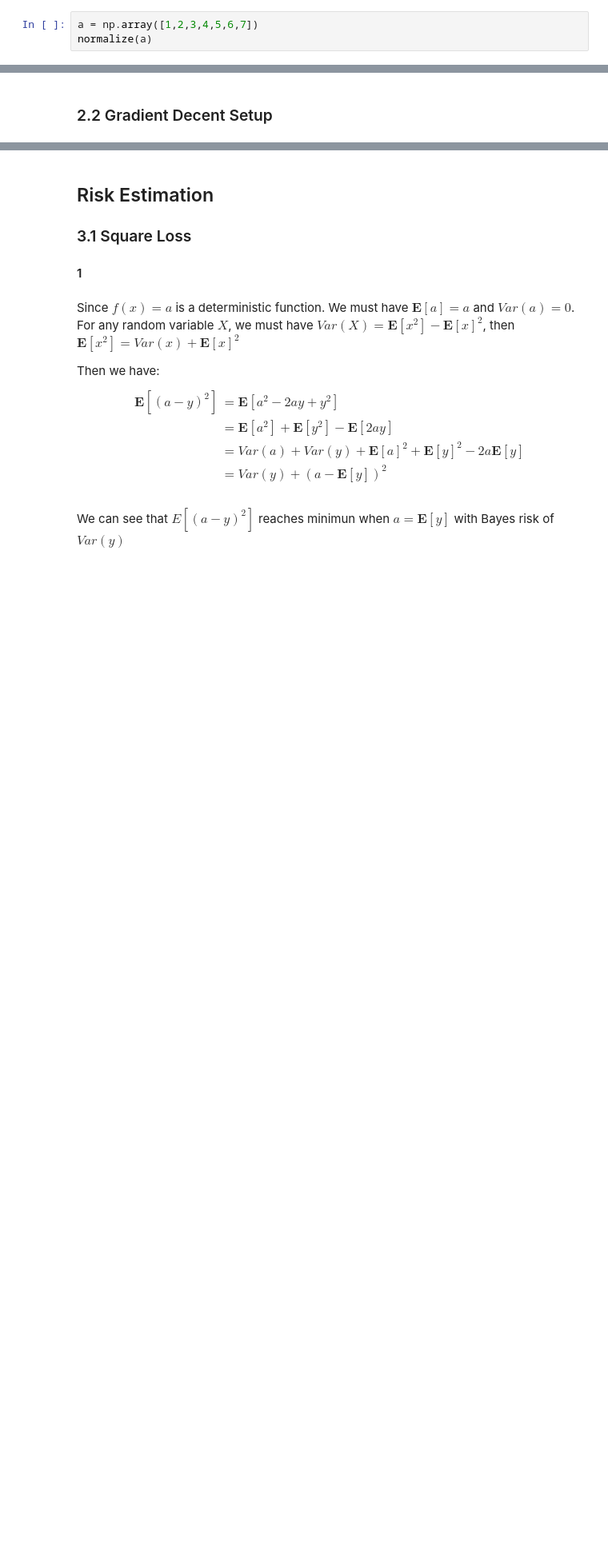
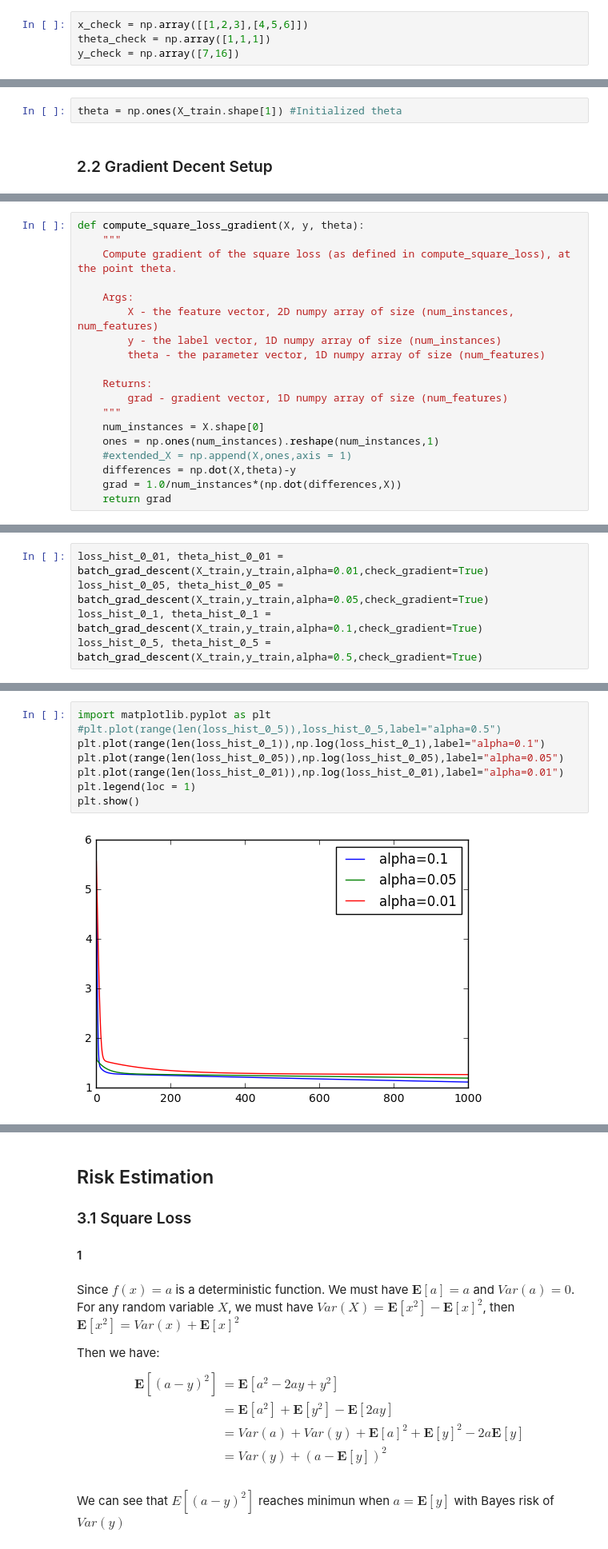
Before and after one commit to ZhuoruLin/DSGA1003_ML, a Jupyter notebook: HW1/Assignment1.ipynb, the cells around one changed output, grey strips where cells are left out. Shown at 80% size. Cells and saved outputs as stored; diff of their text form; blank space fills up the shorter version.

```diff
--- a/HW1/Assignment1.ipynb
+++ b/HW1/Assignment1.ipynb
@@ -10,3 +43,4 @@ def normalize(nparray):
 # %%
-a = np.array([1,2,3,4,5,6,7])
-normalize(a)
+x_check = np.array([[1,2,3],[4,5,6]])
+theta_check = np.array([1,1,1])
+y_check = np.array([7,16])
@@ -16,3 +47,5 @@ array([ 0.14285714,  0.28571429,  0.42857143,  0.57142857,  0.71428571,
+# %%
+theta = np.ones(X_train.shape[1]) #Initialized theta
 # %% [markdown]
 ### 2.2 Gradient Decent Setup
 # %% [markdown]
@@ -21,0 +85,19 @@ array([ 0.14285714,  0.28571429,  0.42857143,  0.57142857,  0.71428571,
+# %%
+def compute_square_loss_gradient(X, y, theta):
+    """
+    Compute gradient of the square loss (as defined in compute_square_loss), at the point theta.
+
+    Args:
+        X - the feature vector, 2D numpy array of size (num_instances, num_features)
+        y - the label vector, 1D numpy array of size (num_instances)
+        theta - the parameter vector, 1D numpy array of size (num_features)
+
+    Returns:
+        grad - gradient vector, 1D numpy array of size (num_features)
+    """
+    num_instances = X.shape[0]
+    ones = np.ones(num_instances).reshape(num_instances,1)
+    #extended_X = np.append(X,ones,axis = 1)
+    differences = np.dot(X,theta)-y
+    grad = 1.0/num_instances*(np.dot(differences,X))
+    return grad
@@ -21,0 +219,5 @@ array([ 0.14285714,  0.28571429,  0.42857143,  0.57142857,  0.71428571,
+# %%
+loss_hist_0_01, theta_hist_0_01 = batch_grad_descent(X_train,y_train,alpha=0.01,check_gradient=True)
+loss_hist_0_05, theta_hist_0_05 = batch_grad_descent(X_train,y_train,alpha=0.05,check_gradient=True)
+loss_hist_0_1, theta_hist_0_1 = batch_grad_descent(X_train,y_train,alpha=0.1,check_gradient=True)
+loss_hist_0_5, theta_hist_0_5 = batch_grad_descent(X_train,y_train,alpha=0.5,check_gradient=True)
@@ -21,0 +227,10 @@ array([ 0.14285714,  0.28571429,  0.42857143,  0.57142857,  0.71428571,
+# %%
+import matplotlib.pyplot as plt
+#plt.plot(range(len(loss_hist_0_5)),loss_hist_0_5,label="alpha=0.5")
+plt.plot(range(len(loss_hist_0_1)),np.log(loss_hist_0_1),label="alpha=0.1")
+plt.plot(range(len(loss_hist_0_05)),np.log(loss_hist_0_05),label="alpha=0.05")
+plt.plot(range(len(loss_hist_0_01)),np.log(loss_hist_0_01),label="alpha=0.01")
+plt.legend(loc = 1)
+plt.show()
+# %% [output]
+[figure, added]
```
Also changed, not shown: parts of 45 cells of this notebook, 1 other file.
